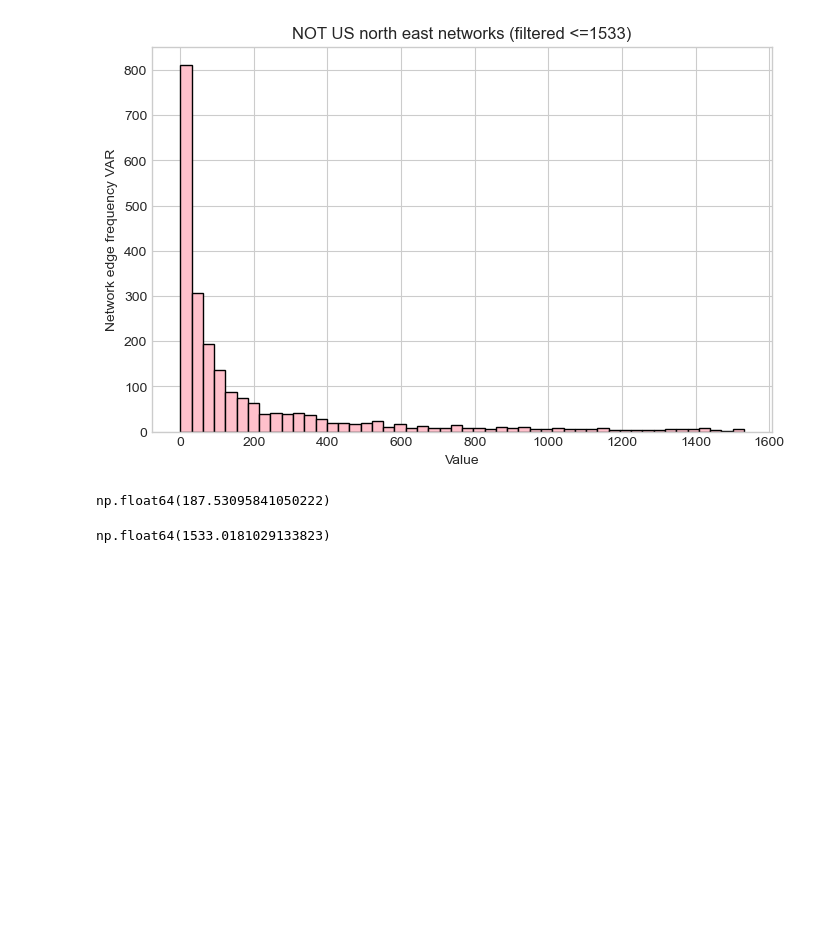
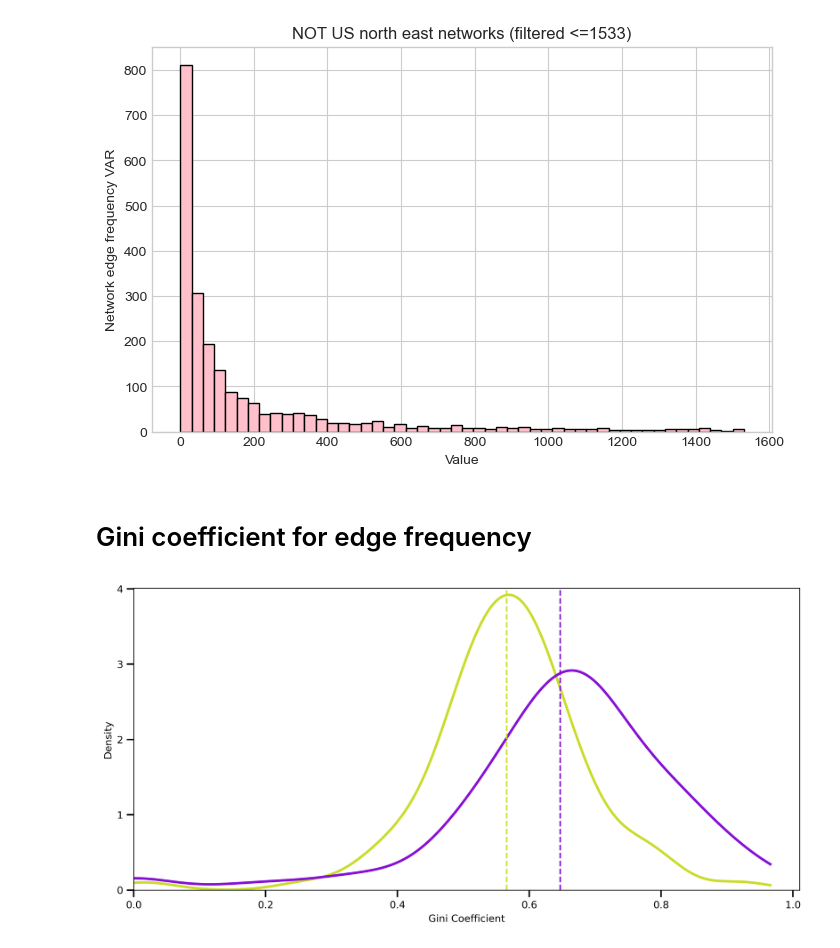
Before and after one commit to jesuslovesyiyi/Global-road-network-resilience, a Jupyter notebook: analysis/04_Visualization.ipynb, the cells around one changed output. Saved outputs shown, nothing was run; the diff lists cells and outputs as text; code cells hidden in the pictures; blank space fills up the shorter version.

Commit message:
gini

```diff
--- a/analysis/04_Visualization.ipynb
+++ b/analysis/04_Visualization.ipynb
@@ -1171,11 +1040,47 @@ plt.title('NOT US north east networks (filtered <=1533)')
 plt.show()
 # %% [output]
 [figure]
-# %%
-np.mean(non_US_NE_values_filtered)
-# %% [output]
-np.float64(187.53095841050222)
-# %%
-np.percentile(US_NE_values, 95)
-# %% [output]
-np.float64(1533.0181029133823)
+# %% [markdown]
+# Gini coefficient for edge frequency
+# %%
+# load the coefficients csv file
+three_ft_coeff_df = pd.read_csv(home_dir + '/csv/3_ft_parameters_df.csv', index_col=0)
+# Network ids in the US northeast region
+US_NE_net_ids = three_ft_coeff_df[three_ft_coeff_df.cosine_depth30cm_freq90th_RP100 < -1.5].net_id.values
+
+# Load edge frequency variance df
+edge_gini_df = pd.read_csv('/Users/yiyi/Library/CloudStorage/OneDrive-GeorgiaInstituteofTechnology/Research/Global road network resilience/01_data/csv/edge_freq_gini.csv',
+                          index_col=0)
+
+# Distribution of US northeast network edge frequency variance
+US_NE_values = edge_gini_df[edge_gini_df.net_id.isin(US_NE_net_ids)].edge_freq_gini.values
+non_US_NE_values_raw = edge_gini_df[~edge_gini_df.net_id.isin(US_NE_net_ids)].edge_freq_gini.values
+non_US_NE_values = non_US_NE_values_raw[~np.isnan(non_US_NE_values_raw)]
+np.random.seed(99317)
+non_US_NE_values_sample = np.random.choice(non_US_NE_values, size=167, replace=False)
+# %%
+a = np.array(US_NE_values)
+b = np.array(non_US_NE_values_sample)
+
+x = np.linspace(min(a.min(), b.min()), max(a.max(), b.max()), 500)
+
+kde_a = gaussian_kde(a)
+kde_b = gaussian_kde(b)
+
+plt.figure(figsize=(10,5), dpi=300)
+plt.plot(x, kde_a(x), color="#cadc2a", linewidth=2.5, label='US NorthEast')
+plt.plot(x, kde_b(x), color="#8611d4", linewidth=2.5, label='Randomly sampled 167 non US North East')
+
+plt.axvline(a.mean(), linestyle='--', color="#cadc2a")
+plt.axvline(b.mean(), linestyle='--', color="#8611d4")
+
+plt.xlabel("Gini Coefficient")
+plt.ylabel("Density")
+plt.xlim(xmin=0, xmax=1.01)
+plt.ylim(ymin=0, ymax=4.01)
+plt.yticks(np.arange(0, 5, step=1))
+plt.tick_params(length=7, width=1.5)
+plt.tight_layout()
+plt.show()
+# %% [output]
+[figure, added]
```
Also changed, not shown: parts of 18 cells of this notebook.
